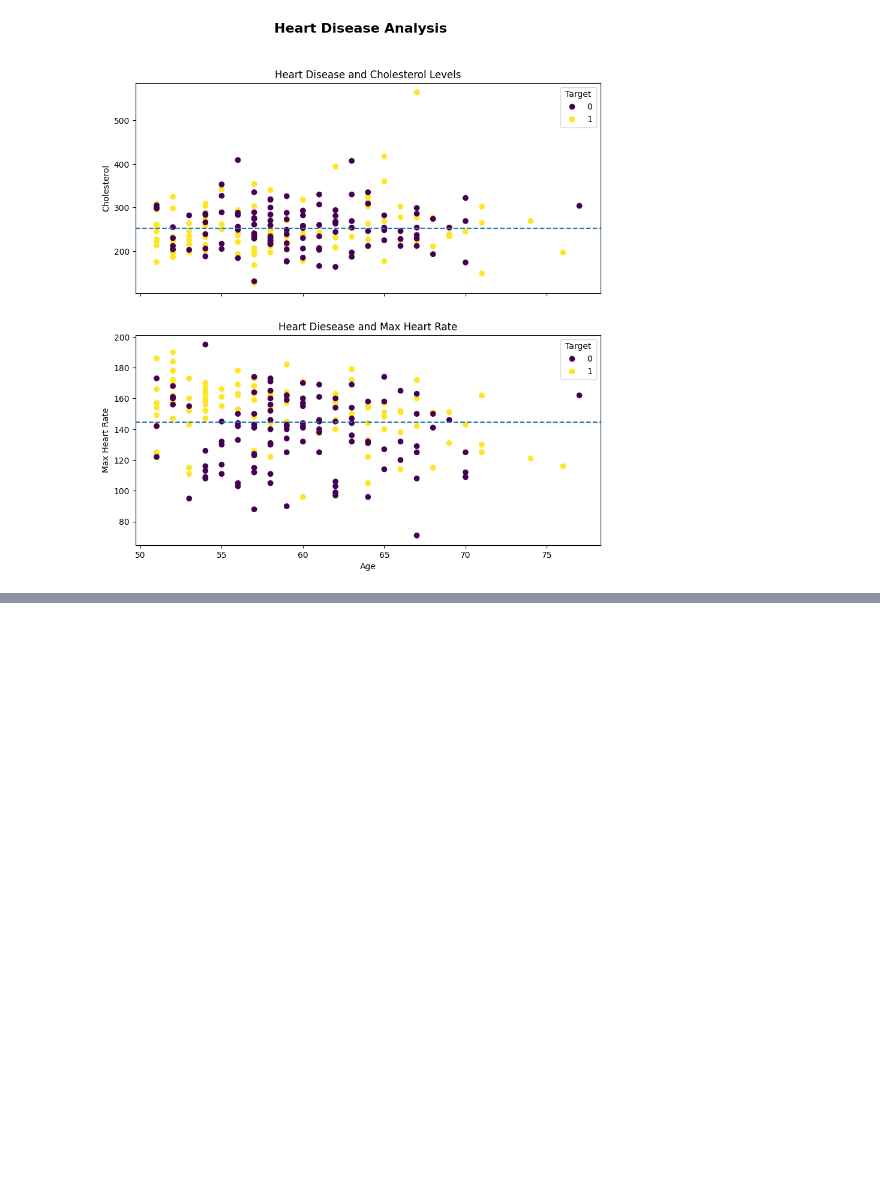
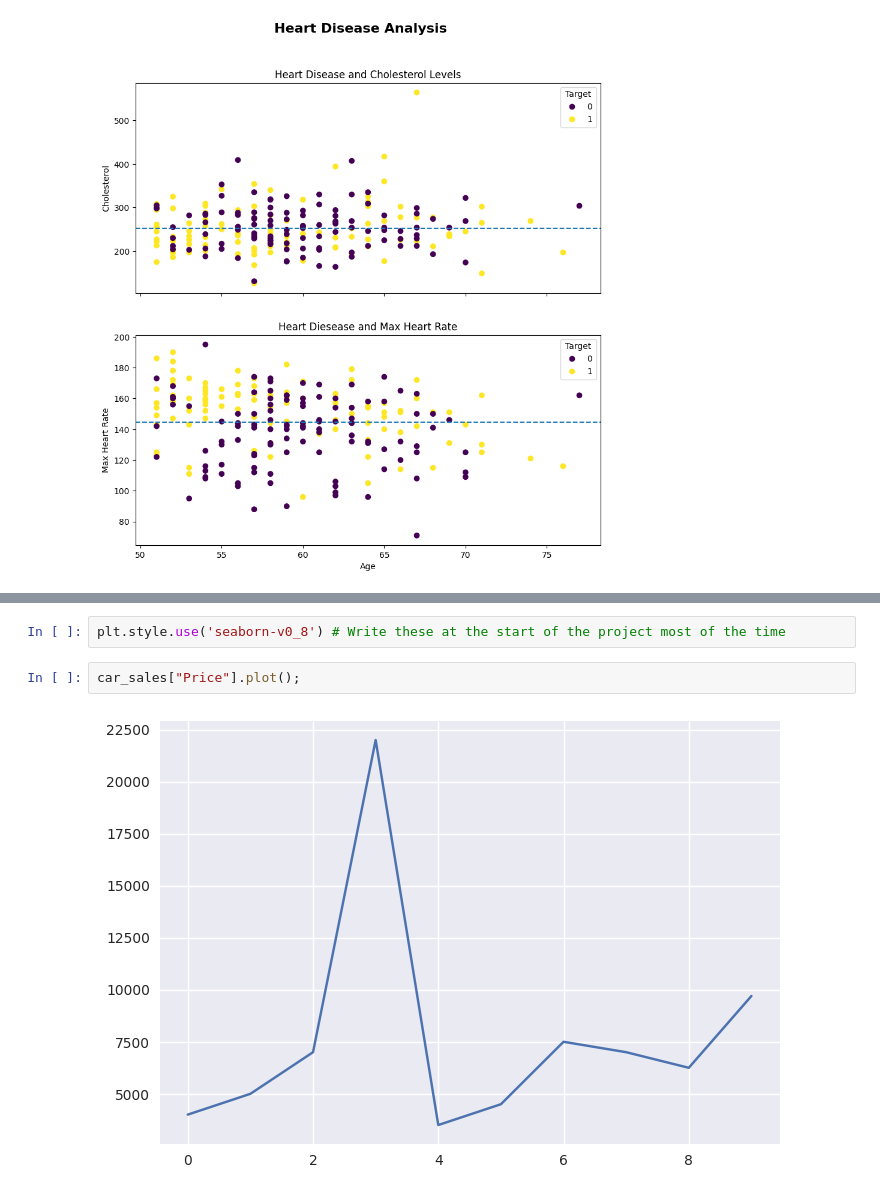
Before and after one commit to gouravguptacom/machine-learning-ztm, a Jupyter notebook: 4-matplotlib-seaborn.ipynb, the cells around one changed output, grey strips where cells are left out. Saved outputs shown, nothing was run; the diff lists cells and outputs as text; blank space fills up the shorter version.

```diff
--- a/4-matplotlib-seaborn.ipynb
+++ b/4-matplotlib-seaborn.ipynb
@@ -535,0 +578,6 @@ Text(0.5, 0.98, 'Heart Disease Analysis')
+# %%
+plt.style.use('seaborn-v0_8') # Write these at the start of the project most of the time
+# %%
+car_sales["Price"].plot();
+# %% [output]
+[figure, added]
```
Also changed, not shown: parts of 16 cells of this notebook.
